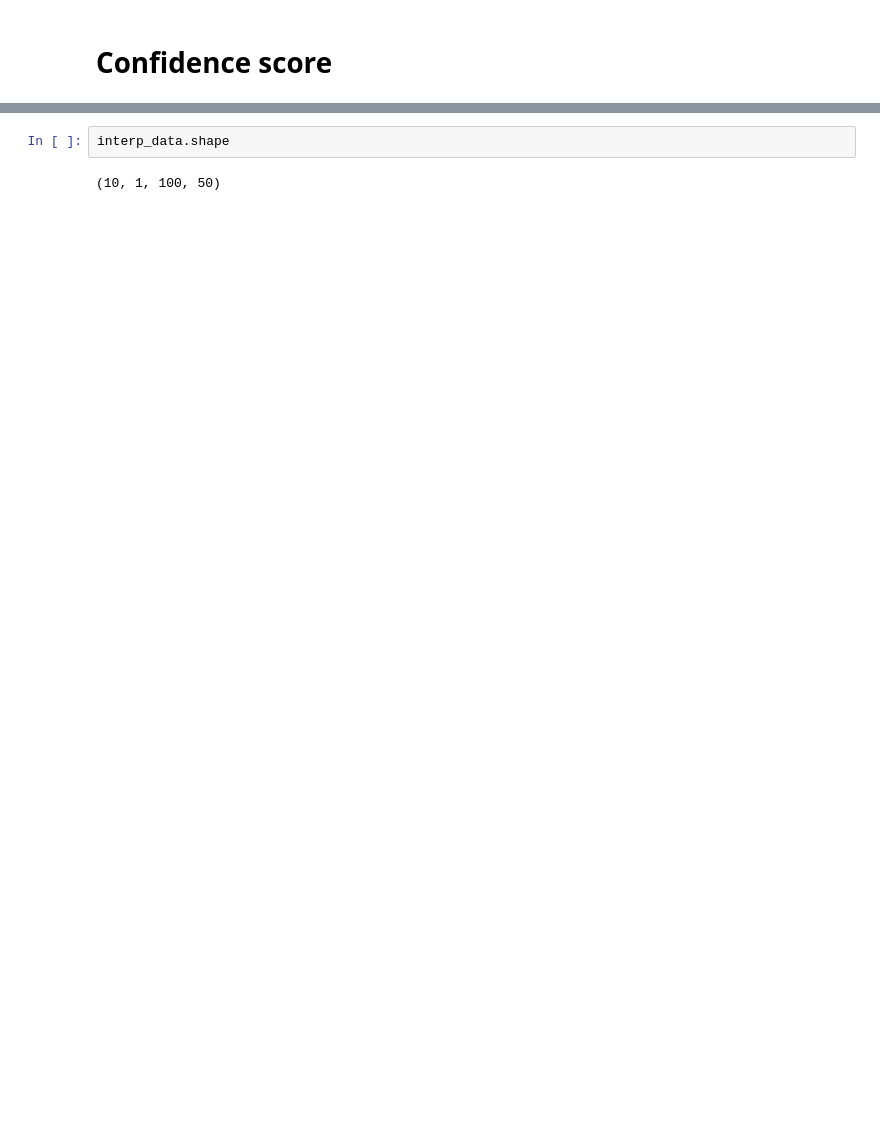
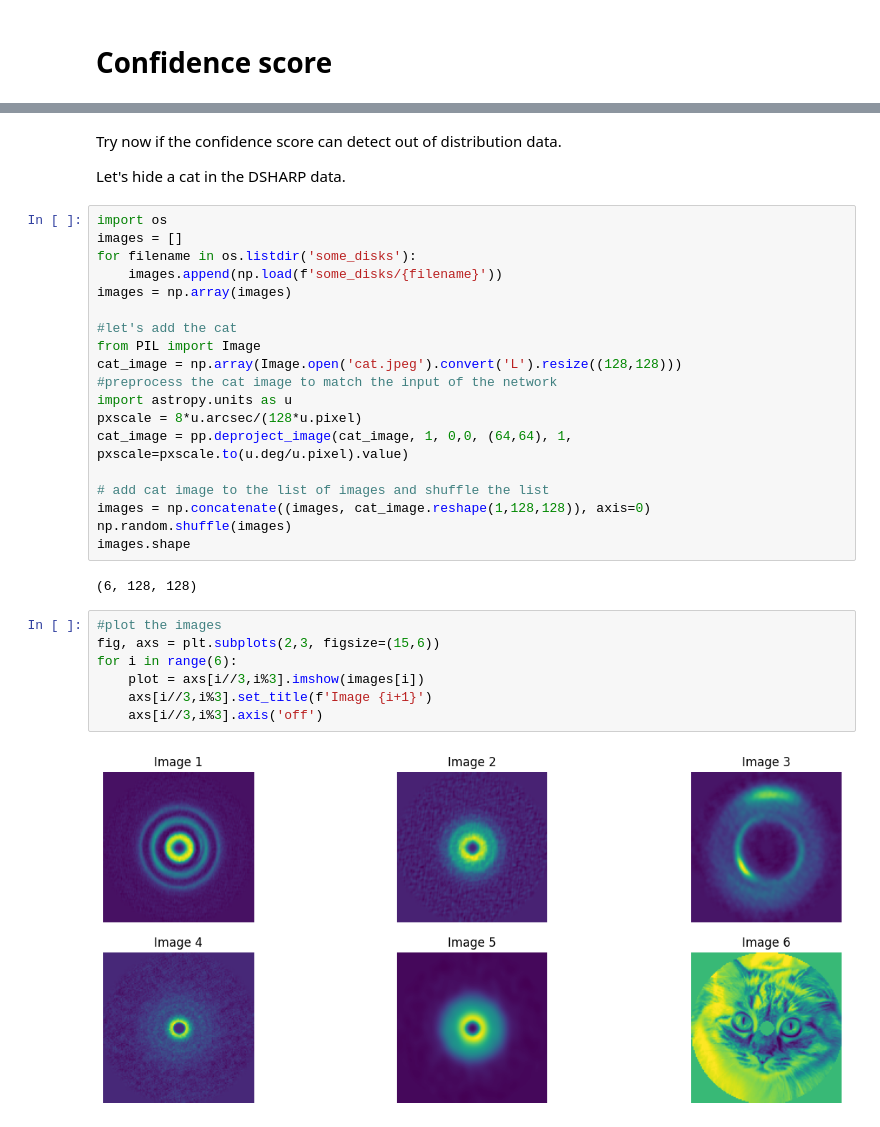
Before and after one commit to dust-busters/DBNets, a Jupyter notebook: examples/example_of_application_dbnets2.ipynb, the cells around one changed output, grey strips where cells are left out. Drawn from its saved outputs; the diff is of its cells as text; blank space fills up the shorter version.

```diff
--- a/examples/example_of_application_dbnets2.ipynb
+++ b/examples/example_of_application_dbnets2.ipynb
@@ -133,4 +193,34 @@ for i in range(10):
-# %%
-interp_data.shape
-# %% [output]
-(10, 1, 100, 50)
+# %% [markdown]
+Try now if the confidence score can detect out of distribution data.
+
+Let's hide a cat in the DSHARP data.
+# %%
+import os
+images = []
+for filename in os.listdir('some_disks'):
+    images.append(np.load(f'some_disks/{filename}'))
+images = np.array(images)
+
+#let's add the cat
+from PIL import Image
+cat_image = np.array(Image.open('cat.jpeg').convert('L').resize((128,128)))
+#preprocess the cat image to match the input of the network
+import astropy.units as u
+pxscale = 8*u.arcsec/(128*u.pixel)
+cat_image = pp.deproject_image(cat_image, 1, 0,0, (64,64), 1, pxscale=pxscale.to(u.deg/u.pixel).value)
+
+# add cat image to the list of images and shuffle the list
+images = np.concatenate((images, cat_image.reshape(1,128,128)), axis=0)
+np.random.shuffle(images)
+images.shape
+# %% [output]
+(6, 128, 128)
+# %%
+#plot the images
+fig, axs = plt.subplots(2,3, figsize=(15,6))
+for i in range(6):
+    plot = axs[i//3,i%3].imshow(images[i])
+    axs[i//3,i%3].set_title(f'Image {i+1}')
+    axs[i//3,i%3].axis('off')
+# %% [output]
+[figure, added]
```
Also changed, not shown: parts of 25 cells of this notebook.
